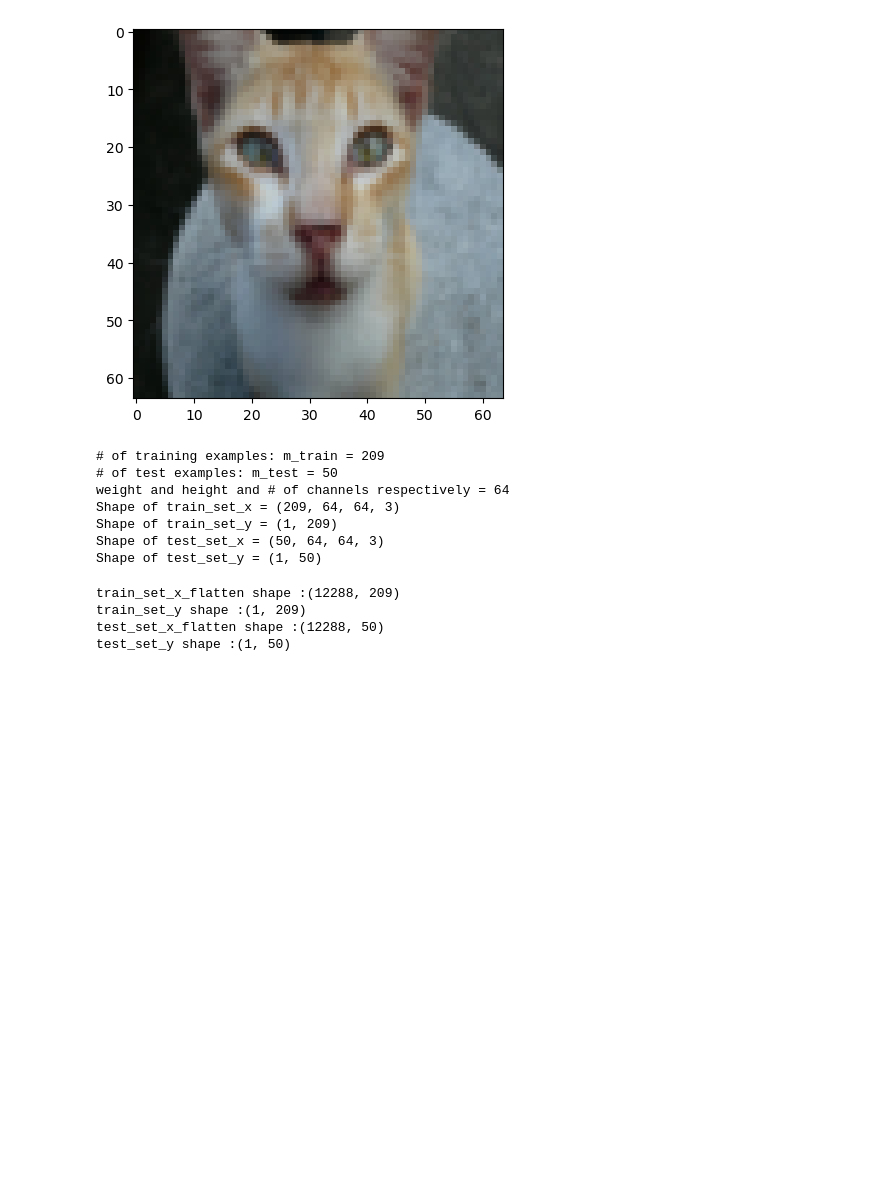
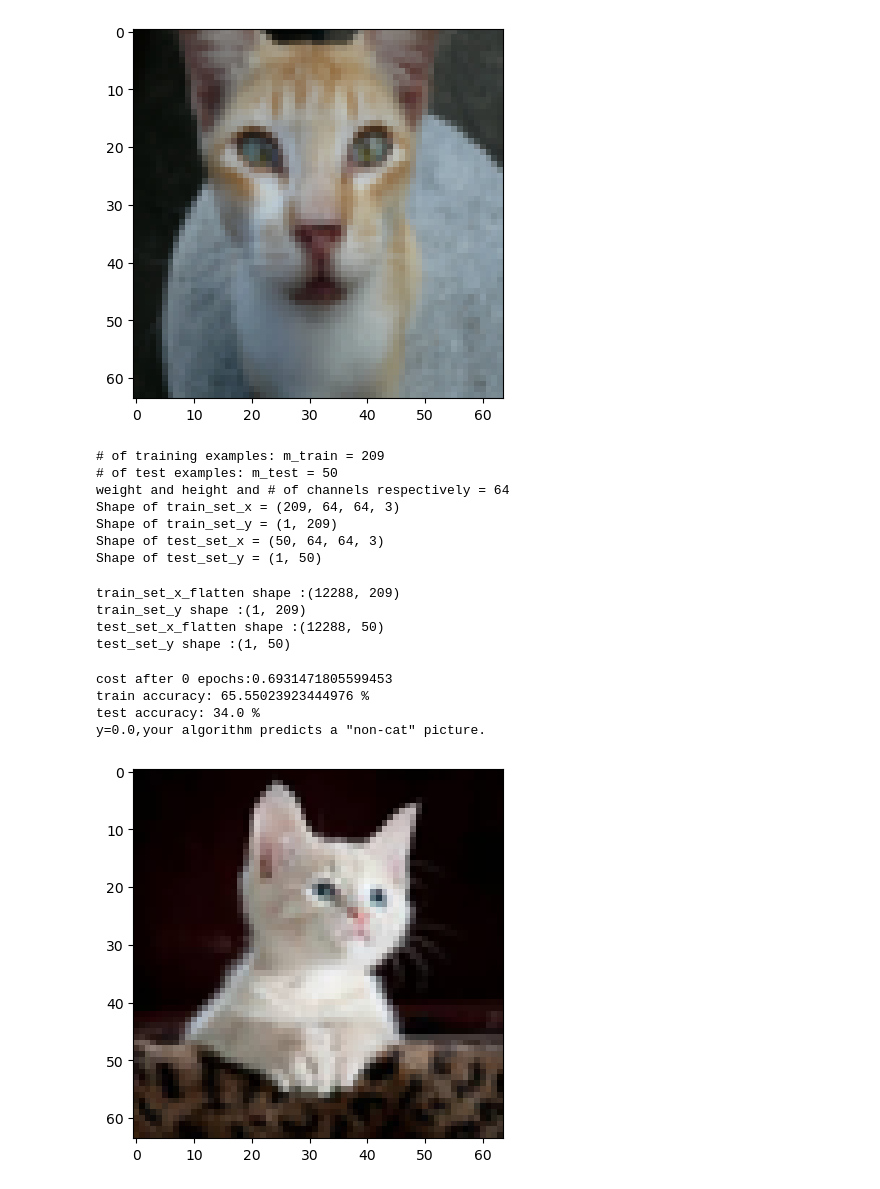
Before and after one commit to Nzx03/DL-concepts, a Jupyter notebook: LRNN/LRNN.ipynb, the cells around one changed output. Saved outputs shown, nothing was run; the diff lists cells and outputs as text; code cells hidden in the pictures; blank space fills up the shorter version.

Commit message:
logistic regression with NN mindset

```diff
--- a/LRNN/LRNN.ipynb
+++ b/LRNN/LRNN.ipynb
@@ -106,0 +161,50 @@ def propagate(w,b,X,Y):
+# %%
+def model(X_train,Y_train,X_test,Y_test,epochs,lr,print_cost=False):
+    w,b=init_params(X_train.shape[0])
+    params,grads,costs=optimize(w,b, X_train, Y_train,epochs,lr,print_cost=print_cost) #training the model
+
+    w=params["w"]
+    b=params["b"]  #retrieving learned parameters
+
+    Y_predict_train=predict(w,b,X_train)
+    Y_predict_test=predict(w,b,X_test) #making prediction on training data
+
+    #calculating accuracy
+    print("train accuracy: {} %". format(100-np.mean(np.abs(Y_predict_train-Y_train))*100))
+    print("test accuracy: {} %". format(100-np.mean(np.abs(Y_predict_test-Y_test))*100))
+
+    #storing model evaluation
+
+    log_reg_model={
+        "costs": costs,
+        "Y_predict_test": Y_predict_test,
+        "Y_predict_train":Y_predict_train,
+        "w":w,
+        "b":b,
+        "learning rate": lr,
+        "epoch":epochs
+
+                }
+
+    return log_reg_model
+# %%
+#activating the logistic regression function
+myModel= model(train_set_x,train_set_y,test_set_x,test_set_y,epochs=10000,lr=0.001,print_cost=True)
+
+img=Image.open("download (1).jpg")
+img = img.resize((num_px, num_px))
+data = np.asarray(img)
+data = data / 255.0
+
+data1 = data.reshape((1, num_px * num_px * 3)).T
+
+my_predicted_image = predict(myModel["w"], myModel["b"], data1)
+
+plt.imshow(img)
+print("y="+str(np.squeeze(my_predicted_image))+",your algorithm predicts a \""+ classes[int(np.squeeze(my_predicted_image)),].decode("utf-8")+"\" picture.")
+# %% [output]
+cost after 0 epochs:0.6931471805599453
+train accuracy: 65.55023923444976 %
+test accuracy: 34.0 %
+y=0.0,your algorithm predicts a "non-cat" picture.
+[figure, added]
```
Also changed, not shown: parts of 4 cells of this notebook.
